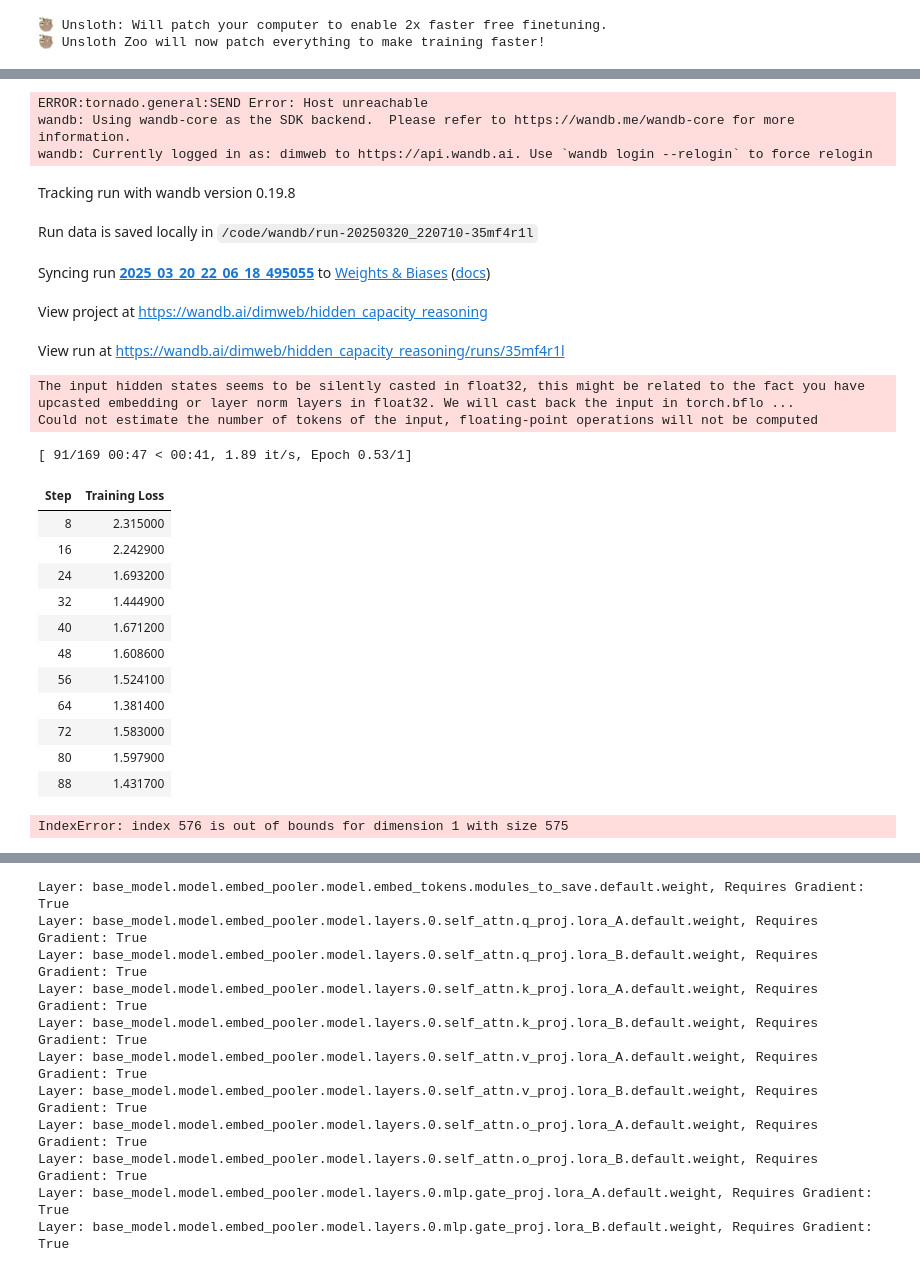
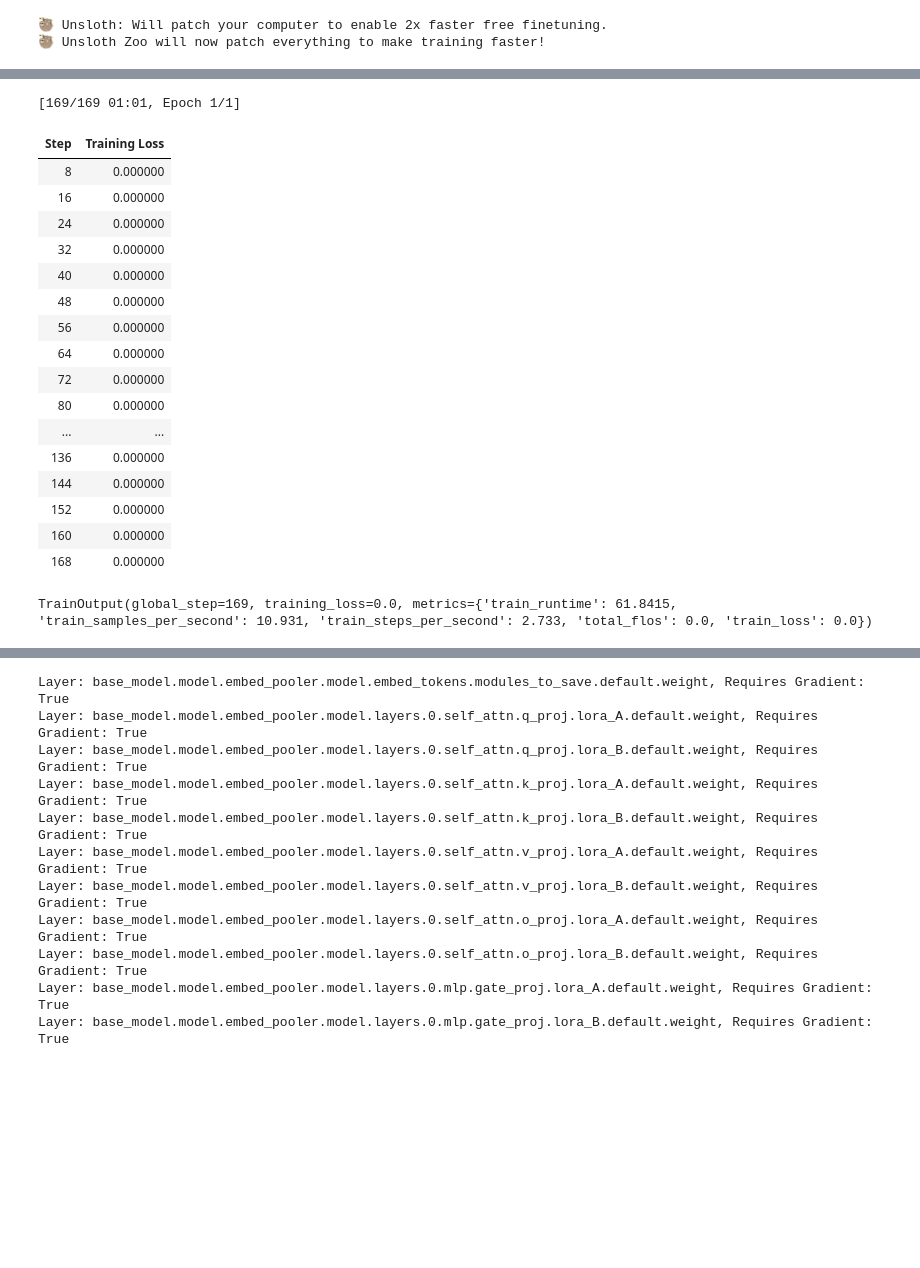
Before and after one commit to dmitrymailk/hidden_capacity_reasoning, a Jupyter notebook: train_r1_compression.ipynb, the cells around one changed output, grey strips where cells are left out. Saved outputs shown, nothing was run; the diff lists cells and outputs as text; code cells hidden in the pictures; blank space fills up the shorter version.

Commit message:
write model with loss overflow(nice)

```diff
--- a/train_r1_compression.ipynb
+++ b/train_r1_compression.ipynb
@@ -51,28 +51,37 @@ from hidden_capacity_reasoning.models import (
     Qwen2ModelEmbedPoolerV1,
     Qwen2ForCausalLMCompressionV2,
     Qwen2ModelEmbedPoolerV2,
+    Qwen2ForCausalLMCompressionV3,
+    Qwen2ModelEmbedPoolerV3,
 )
 
 # model_name = "deepseek-ai/DeepSeek-R1-Distill-Qwen-1.5B"
-model_name = "my_r1_model"
-model = Qwen2ForCausalLMCompressionV2.from_pretrained(
+model_name = "my_r1_model_v3"
+model = Qwen2ForCausalLMCompressionV3.from_pretrained(
     model_name,
     torch_dtype=torch.bfloat16,
+    # torch_dtype=torch.float32,
     device_map={"": 0},
     attn_implementation="flash_attention_2",
 )
 device = "cuda"
 tokenizer = AutoTokenizer.from_pretrained(model_name)
 model.model.requires_grad_(False)
+# model = model.to(torch.bfloat16)
 
-# temp_model = Qwen2ModelEmbedPoolerV2.from_pretrained(
+# temp_model = Qwen2ModelEmbedPoolerV3.from_pretrained(
 #     model_name,
 #     attn_implementation="flash_attention_2",
 #     torch_dtype=torch.bfloat16,
 #     device_map={"": 0},
 #     # quantization_config=BitsAndBytesConfig(load_in_4bit=True),
 # )
-# print(model.embed_pooler.load_state_dict(temp_model.state_dict()))
+# print(
+#     model.embed_pooler.load_state_dict(
+#         temp_model.state_dict(),
+#         strict=False,
+#     ),
+# )
 # temp_model = temp_model.cpu()
 # del temp_model
 # gc.collect()
@@ -137,11 +146,10 @@ def collate_fn(batch):
     ]
     for skip_id in skip_ids:
         padded_batch["labels"][padded_batch["labels"] == skip_id] = -100
-
     # часть инпута от пользователя
-    padded_batch["labels"][
-        padded_batch["content_compression_mask"][:, padded_batch["labels"].shape[-1]]
-        == 1
+    last_index = (padded_batch["content_compression_mask"] == 1).long().nonzero()[-1][1]
+    padded_batch["labels"][:, :last_index][
+        padded_batch["content_compression_mask"][:, :last_index] == 1
     ] = -100
     # print(padded_batch)
     return padded_batch
@@ -153,7 +161,10 @@ peft_config = LoraConfig(
     lora_dropout=0.0,
     bias="none",
     target_modules=find_all_linear_names_v3(model=model),
-    modules_to_save=["embed_pooler.model.embed_tokens"],
+    modules_to_save=[
+        "embed_pooler.model.embed_tokens",
+        "embed_pooler.weight_pooler",
+    ],
 )
 
 formatted_date = datetime.fromtimestamp(time.time()).strftime("%Y_%m_%d_%H_%M_%S_%f")
@@ -175,7 +186,7 @@ trainer = SFTTrainer(
         # num_train_epochs=90,  # Set this for 1 full training run.
         # max_steps=10000,
         learning_rate=1e-4,
-        bf16=model.dtype == torch.bfloat16,
+        bf16=True,
         # fp16=model.dtype == torch.float16,
         logging_steps=8,
         optim="adamw_8bit",
@@ -183,8 +194,8 @@ trainer = SFTTrainer(
         lr_scheduler_type="linear",
         seed=3407,
         output_dir=f"outputs/{formatted_date}",
-        report_to="wandb",
-        # report_to="none",
+        # report_to="wandb",
+        report_to="none",
         remove_unused_columns=False,
         dataset_kwargs={"skip_prepare_dataset": True},
         # gradient_checkpointing=True,
@@ -215,25 +224,20 @@ trainable params: 251,838,464 || all params: 3,572,640,768 || trainable%: 7.0491
-ERROR:tornado.general:SEND Error: Host unreachable
-wandb: Using wandb-core as the SDK backend.  Please refer to https://wandb.me/wandb-core for more information.
-wandb: Currently logged in as: dimweb to https://api.wandb.ai. Use `wandb login --relogin` to force relogin
+[169/169 01:01, Epoch 1/1]
-Tracking run with wandb version 0.19.8
-Run data is saved locally in /code/wandb/run-20250320_220710-35mf4r1l
-Syncing run 2025_03_20_22_06_18_495055 to Weights & Biases (docs)
-View project at https://wandb.ai/dimweb/hidden_capacity_reasoning
-View run at https://wandb.ai/dimweb/hidden_capacity_reasoning/runs/35mf4r1l
+| Step | Training Loss |
+| 8 | 0.000000 |
+| 16 | 0.000000 |
+| 24 | 0.000000 |
+| 32 | 0.000000 |
+| 40 | 0.000000 |
+| 48 | 0.000000 |
+| 56 | 0.000000 |
+| 64 | 0.000000 |
+| 72 | 0.000000 |
+| 80 | 0.000000 |
+| ... | ... |
+| 136 | 0.000000 |
+| 144 | 0.000000 |
+| 152 | 0.000000 |
+| 160 | 0.000000 |
+| 168 | 0.000000 |
-The input hidden states seems to be silently casted in float32, this might be related to the fact you have upcasted embedding or layer norm layers in float32. We will cast back the input in torch.bflo ...
-Could not estimate the number of tokens of the input, floating-point operations will not be computed
+TrainOutput(global_step=169, training_loss=0.0, metrics={'train_runtime': 61.8415, 'train_samples_per_second': 10.931, 'train_steps_per_second': 2.733, 'total_flos': 0.0, 'train_loss': 0.0})
-[ 91/169 00:47 < 00:41, 1.89 it/s, Epoch 0.53/1]
-| Step | Training Loss |
-| 8 | 2.315000 |
-| 16 | 2.242900 |
-| 24 | 1.693200 |
-| 32 | 1.444900 |
-| 40 | 1.671200 |
-| 48 | 1.608600 |
-| 56 | 1.524100 |
-| 64 | 1.381400 |
-| 72 | 1.583000 |
-| 80 | 1.597900 |
-| 88 | 1.431700 |
-IndexError: index 576 is out of bounds for dimension 1 with size 575
 # %%
```
Also changed, not shown: parts of 15 cells of this notebook, 3 other files.
